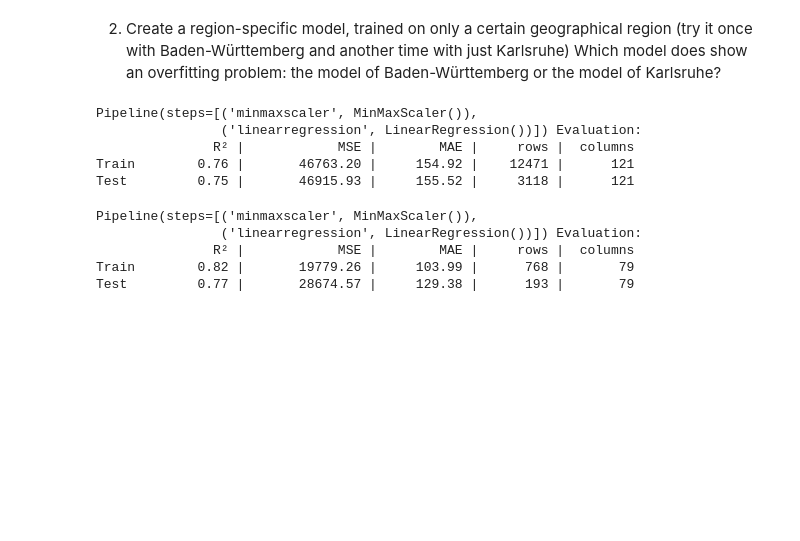
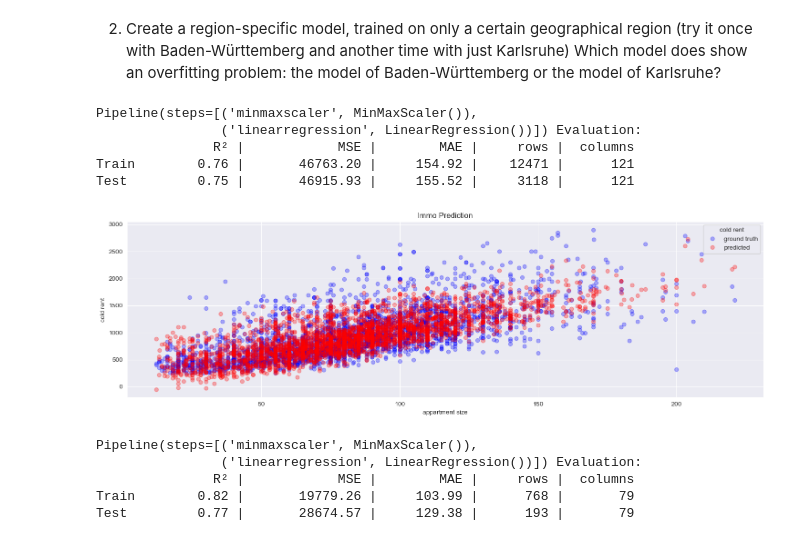
Before and after one commit to Sui-nyan/ML-excercises, a Jupyter notebook: A2_Data_Preparation_Regression.ipynb, the cells around one changed output. Cells and saved outputs as stored; diff of their text form; code cells hidden in the pictures; blank space fills up the shorter version.

Commit message:
add visualization

```diff
--- a/A2_Data_Preparation_Regression.ipynb
+++ b/A2_Data_Preparation_Regression.ipynb
@@ -937,6 +937,15 @@ Pipeline(steps=[('minmaxscaler', MinMaxScaler()),
                R² |            MSE |        MAE |     rows |  columns
 Train        0.76 |       46763.20 |     154.92 |    12471 |      121
 Test         0.75 |       46915.93 |     155.52 |     3118 |      121
+# %%
+plt.figure(figsize=(18, 5))
+plt.plot(X_test_3["livingSpace"], y_test_3, "bo", alpha=0.3, label="ground truth")
+plt.plot(X_test_3["livingSpace"], y_test_pred_pipe_3, "ro", alpha=0.3, label="predicted")
+plt.gca().update(dict(title="Immo Prediction", xlabel="appartment size", ylabel="cold rent"))
+plt.legend(title="cold rent")
+plt.show()
+# %% [output]
+[figure, added]
 # %%
 # Karlsruhe dataset immp_p4 and the target is immo_p4_Y
 immo_karlsruhe = immo[immo['geo_krs'].str.contains("Karlsruhe")]
```
Also changed, not shown: parts of 1 cell of this notebook.
